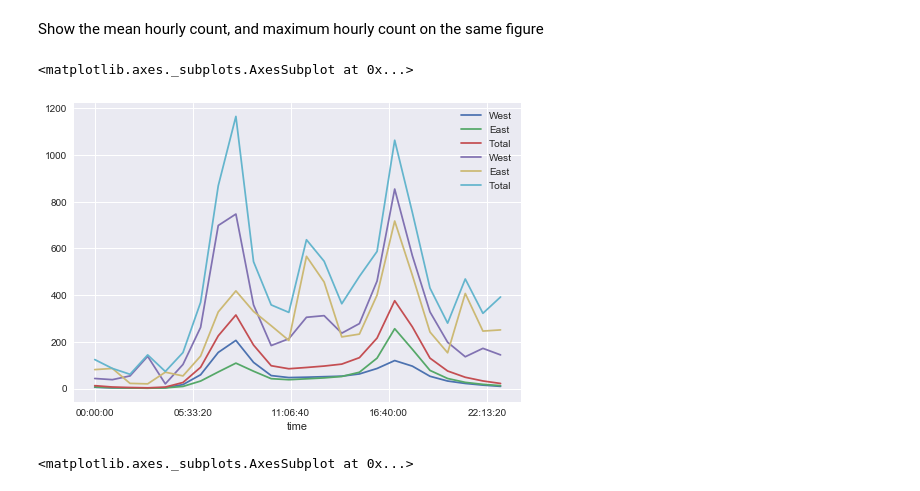
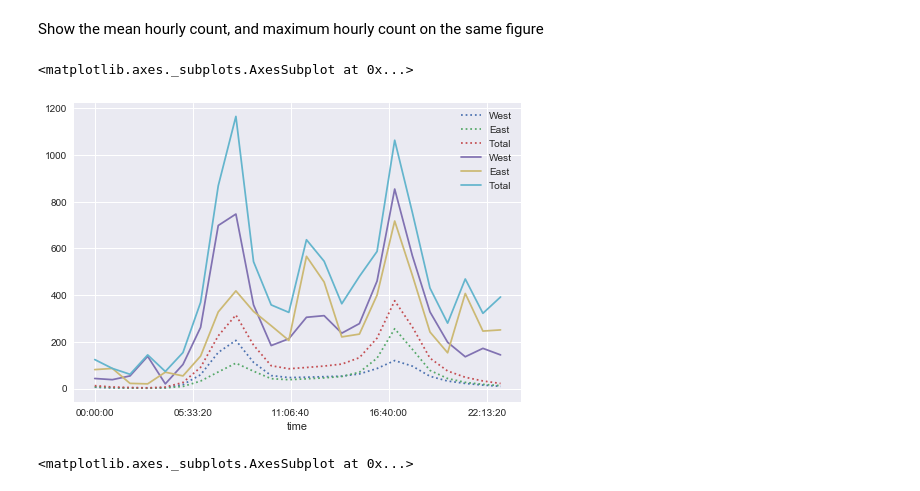
Before and after one commit to coolum001/BikeTripAnalysisNotebookProject, a Jupyter notebook: develop/2018-2-11-dc-BikeTripAnalysisNotebook.ipynb, the cells around one changed output. Drawn from its saved outputs; the diff is of its cells as text; code cells hidden in the pictures.

```diff
--- a/develop/2018-2-11-dc-BikeTripAnalysisNotebook.ipynb
+++ b/develop/2018-2-11-dc-BikeTripAnalysisNotebook.ipynb
@@ -206,11 +209,11 @@ bikedf.groupby(bikedf.index.time).max().plot()
 # %% [markdown]
 Show the mean hourly count, and maximum hourly count on the same figure
 # %%
-ax = bikedf.groupby(bikedf.index.time).mean().plot()
+ax = bikedf.groupby(bikedf.index.time).mean().plot(linestyle=':')
 bikedf.groupby(bikedf.index.time).max().plot(ax=ax)
 # %% [output]
 <matplotlib.axes._subplots.AxesSubplot at 0x...>
-[figure, old version]
+[figure, new version]
 # %%
 bikedf.groupby(bikedf.index.time).std().plot()
 # %% [output]
```
Also changed, not shown: parts of 11 cells of this notebook, 5 other files.
